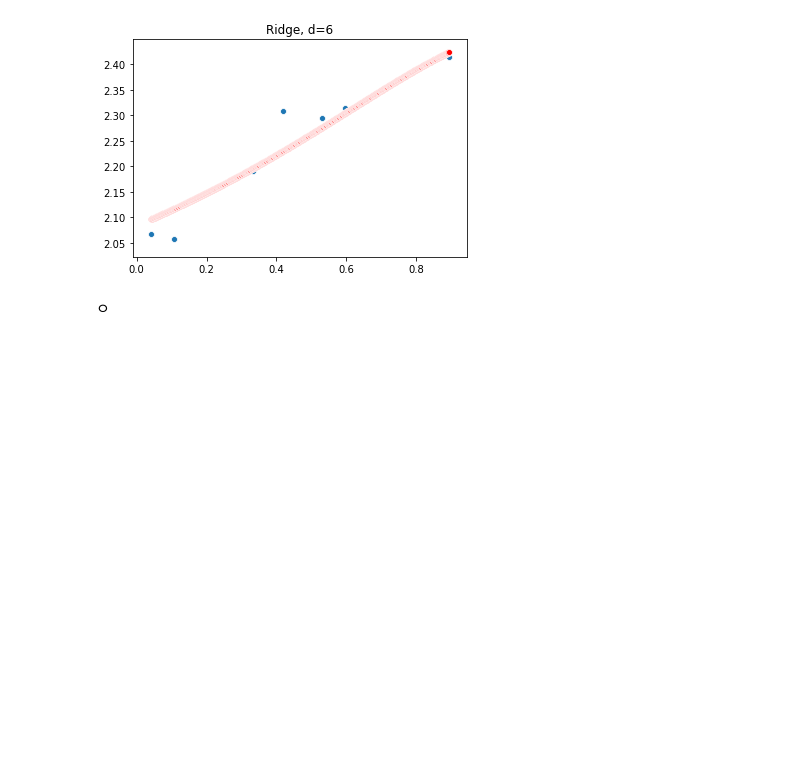
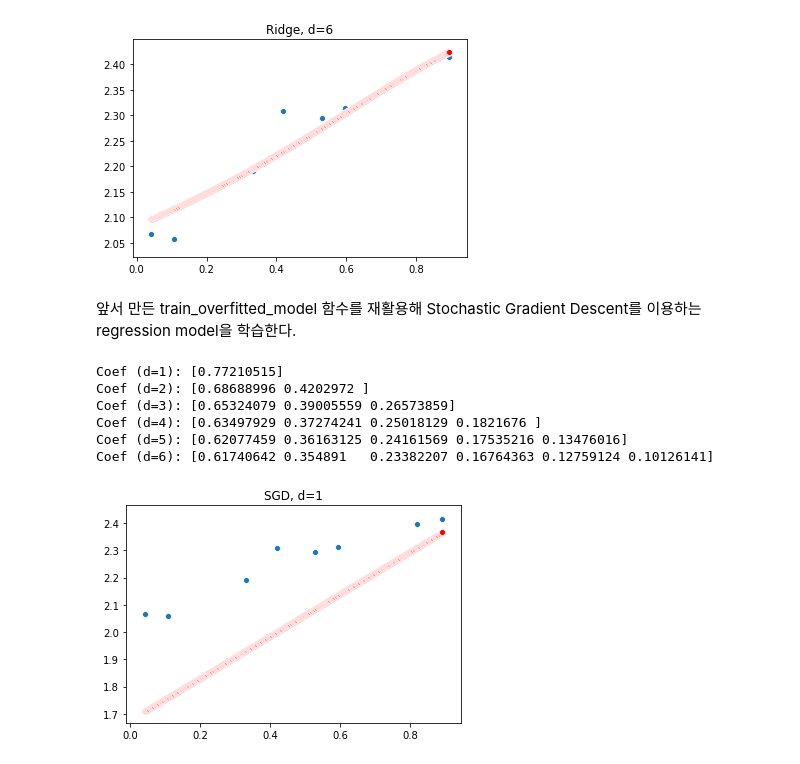
Before and after one commit to hyeyoom/Study-Note, a Jupyter notebook: 2019/ml/notebook/1.regression/02_polynomial_regeression.ipynb, the cells around one changed output. Saved outputs shown, nothing was run; the diff lists cells and outputs as text; code cells hidden in the pictures; blank space fills up the shorter version.

```diff
--- a/2019/ml/notebook/1.regression/02_polynomial_regeression.ipynb
+++ b/2019/ml/notebook/1.regression/02_polynomial_regeression.ipynb
@@ -164,5 +164,20 @@ figures[3]
 figures[-1]
 # %% [output]
 [figure]
-# %% [markdown]
-ㅇ
+# %% [markdown]
+앞서 만든 train_overfitted_model 함수를 재활용해 Stochastic Gradient Descent를 이용하는 regression model을 학습한다.
+# %%
+model = SGDRegressor(alpha=0.00001, max_iter=1000, eta0=0.01)
+prefix = f'SGD'
+figures = train_overfitted_model(x, y_train, model, prefix)
+# %% [output]
+Coef (d=1): [0.77210515]
+Coef (d=2): [0.68688996 0.4202972 ]
+Coef (d=3): [0.65324079 0.39005559 0.26573859]
+Coef (d=4): [0.63497929 0.37274241 0.25018129 0.1821676 ]
+Coef (d=5): [0.62077459 0.36163125 0.24161569 0.17535216 0.13476016]
+Coef (d=6): [0.61740642 0.354891   0.23382207 0.16764363 0.12759124 0.10126141]
+# %%
+figures[0]
+# %% [output]
+[figure, added]
```
Also changed, not shown: parts of 1 cell of this notebook.
